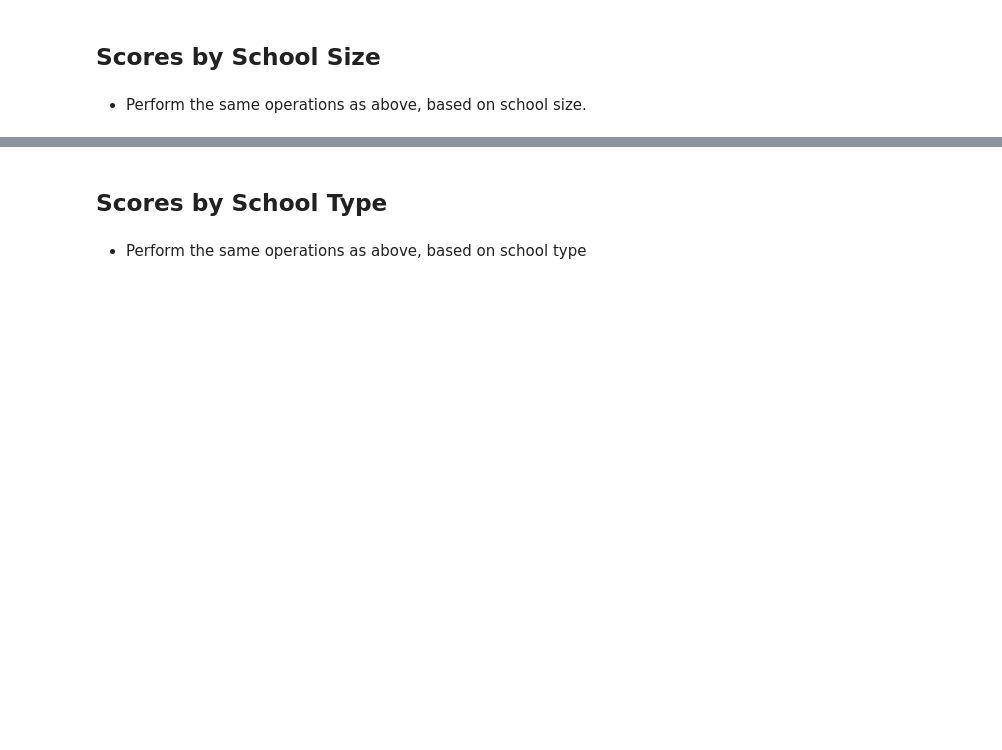
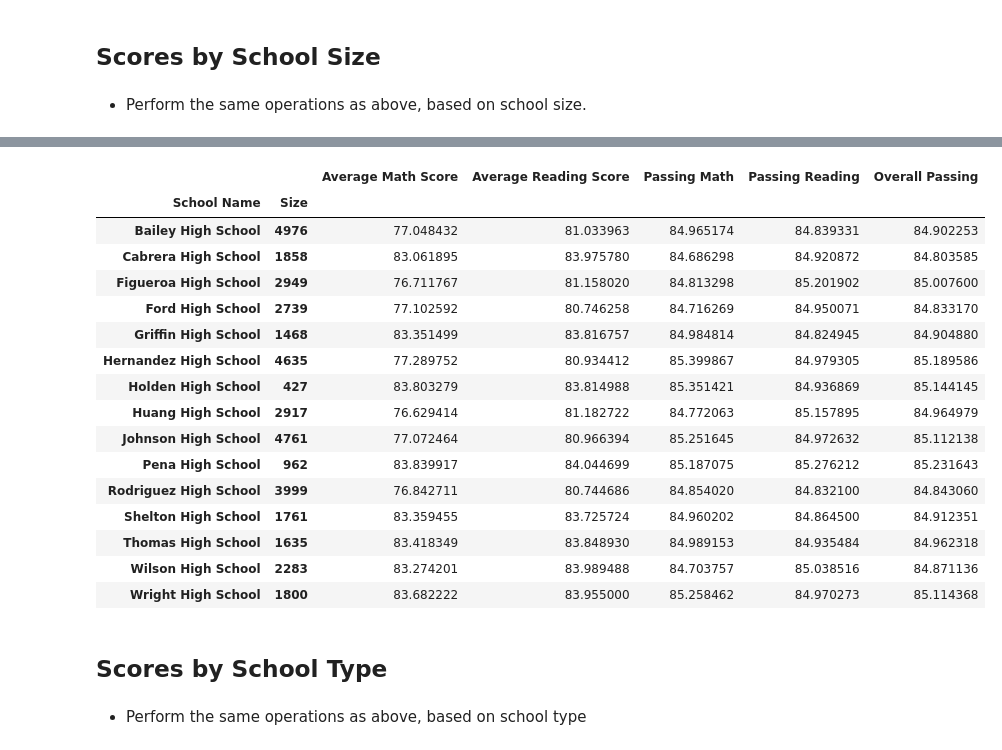
Before and after one commit to lstredler/pandas-challenge, a Jupyter notebook: PyCitySchools_code.ipynb, the cells around one changed output, grey strips where cells are left out. Cells and saved outputs as stored; diff of their text form; code cells hidden in the pictures; blank space fills up the shorter version.

```diff
--- a/PyCitySchools_code.ipynb
+++ b/PyCitySchools_code.ipynb
@@ -963,6 +948,7 @@ size_bin = [0,500,1000,1500,2000,2500,3000,3500,4000,4500,5000]
 # Create the names for the bins
 group_labels = ["0 to 500", "501 to 1000", "1001 to 1500", "1501 to 2000", "2001 to 2500", "2501 to 3000", "3001 to 3500", "3501 to 4000", "4001 to 4500", "4501 to 5000"]
 # %%
+##Group by
 
 new_school_size_df["New Group"] = pd.cut(new_school_size_df["Size"], size_bin, labels=group_labels)
-new_school_size_df.head(5)
+math_groupby_df = new_school_size_df.groupby(["School Name", "Size"])
@@ -969,3 +961,24 @@ new_school_size_df.head(5)
+# %%
+size_comp = math_groupby_df.mean()
+size_comp
+# %% [output]
+|  |  | Average Math Score | Average Reading Score | Passing Math | Passing Reading | Overall Passing |
+| School Name | Size |  |  |  |  |  |
+| Bailey High School | 4976 | 77.048432 | 81.033963 | 84.965174 | 84.839331 | 84.902253 |
+| Cabrera High School | 1858 | 83.061895 | 83.975780 | 84.686298 | 84.920872 | 84.803585 |
+| Figueroa High School | 2949 | 76.711767 | 81.158020 | 84.813298 | 85.201902 | 85.007600 |
+| Ford High School | 2739 | 77.102592 | 80.746258 | 84.716269 | 84.950071 | 84.833170 |
+| Griffin High School | 1468 | 83.351499 | 83.816757 | 84.984814 | 84.824945 | 84.904880 |
+| Hernandez High School | 4635 | 77.289752 | 80.934412 | 85.399867 | 84.979305 | 85.189586 |
+| Holden High School | 427 | 83.803279 | 83.814988 | 85.351421 | 84.936869 | 85.144145 |
+| Huang High School | 2917 | 76.629414 | 81.182722 | 84.772063 | 85.157895 | 84.964979 |
+| Johnson High School | 4761 | 77.072464 | 80.966394 | 85.251645 | 84.972632 | 85.112138 |
+| Pena High School | 962 | 83.839917 | 84.044699 | 85.187075 | 85.276212 | 85.231643 |
+| Rodriguez High School | 3999 | 76.842711 | 80.744686 | 84.854020 | 84.832100 | 84.843060 |
+| Shelton High School | 1761 | 83.359455 | 83.725724 | 84.960202 | 84.864500 | 84.912351 |
+| Thomas High School | 1635 | 83.418349 | 83.848930 | 84.989153 | 84.935484 | 84.962318 |
+| Wilson High School | 2283 | 83.274201 | 83.989488 | 84.703757 | 85.038516 | 84.871136 |
+| Wright High School | 1800 | 83.682222 | 83.955000 | 85.258462 | 84.970273 | 85.114368 |
 # %% [markdown]
 ## Scores by School Type
 # %% [markdown]
```
Also changed, not shown: parts of 11 cells of this notebook, 1 other file.
